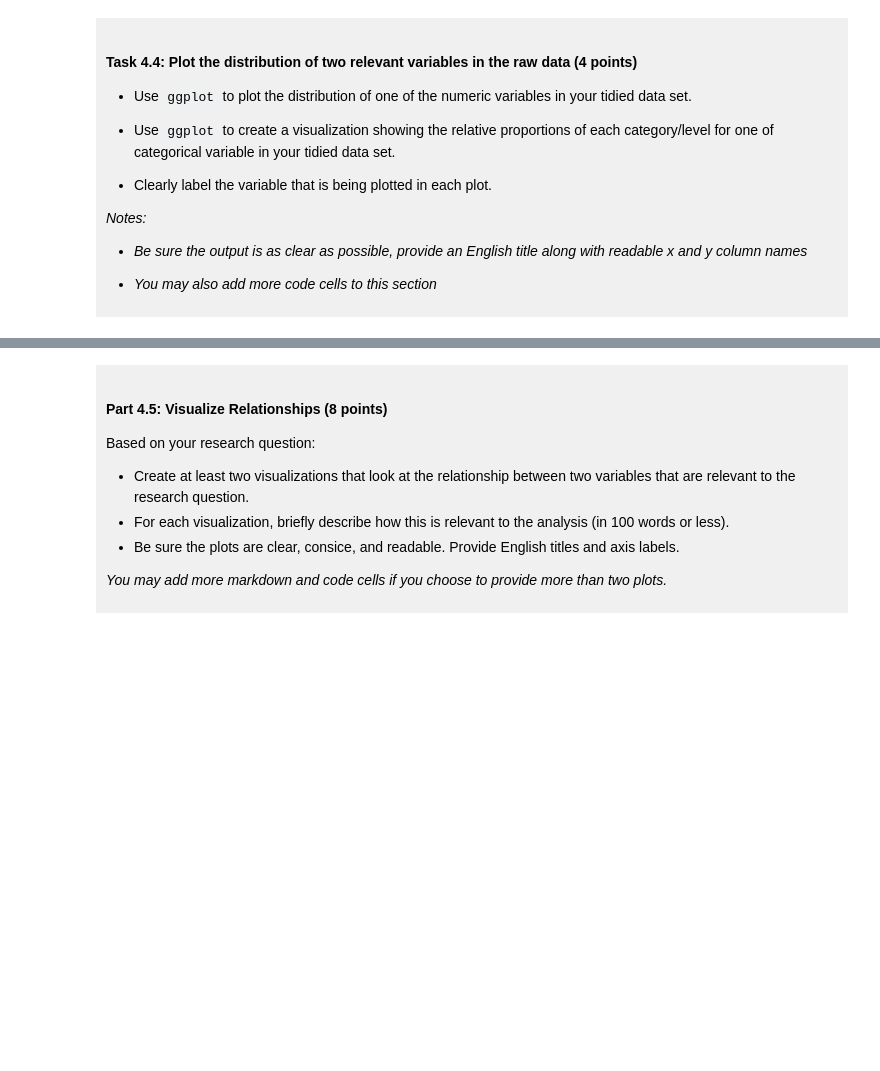
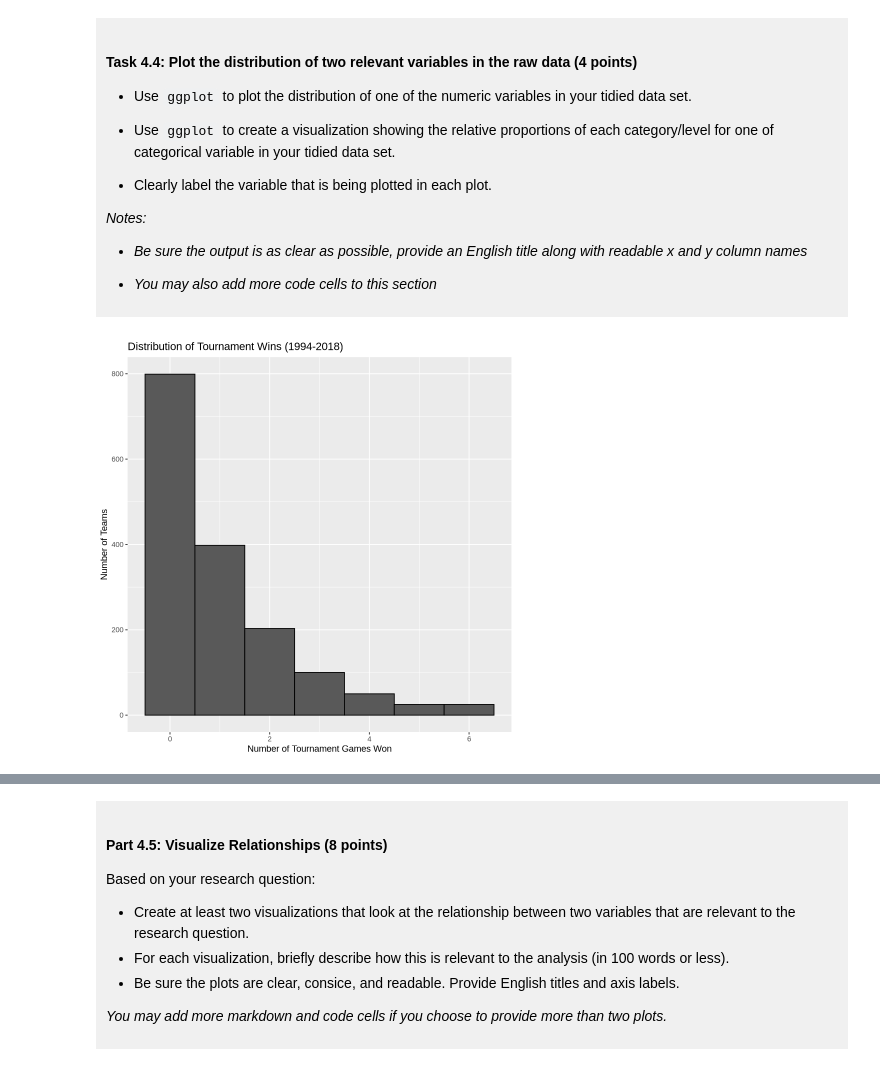
Before and after one commit to syang141/dsci-100-project-seokwon-yang, a Jupyter notebook: dsci-100-project-notebook.ipynb, the cells around one changed output, grey strips where cells are left out. Drawn from its saved outputs; the diff is of its cells as text; code cells hidden in the pictures; blank space fills up the shorter version.

```diff
--- a/dsci-100-project-notebook.ipynb
+++ b/dsci-100-project-notebook.ipynb
@@ -301,5 +361,21 @@ You will refine your research question (if needed) and produce a tidy data set.
 
 </div>
 # %%
-### EDIT THIS CODE CELL FOR PLOT 1 ###
+# For numeric variable, I am choosing tourney_wins.
+# geom_histogram() will be a good choice, since it shows how often each value appears.
+
+# ggplot(aes(x = tourney_wins)) is to put tourney_wins in x-axis
+# geom_histogram(binwidth = 1, color = "black") is to draw bars that counts team for each win
+# added black color to our bars, so greater visibility.
+# lab(x = ..., y = ..., title = ...) is to make sure labeling is clear, reaable in English
+
+tourney_wins_plot <- march_tidy |>
+    ggplot(aes(x = tourney_wins)) +
+    geom_histogram(binwidth = 1, color = "black") +
+    labs(x = "Number of Tournament Games Won",
+         y = "Number of Teams",
+         title = "Distribution of Tournament Wins (1994-2018)")
+tourney_wins_plot
+# %% [output]
+[figure, added]
 # %%
```
Also changed, not shown: parts of 10 cells of this notebook.
